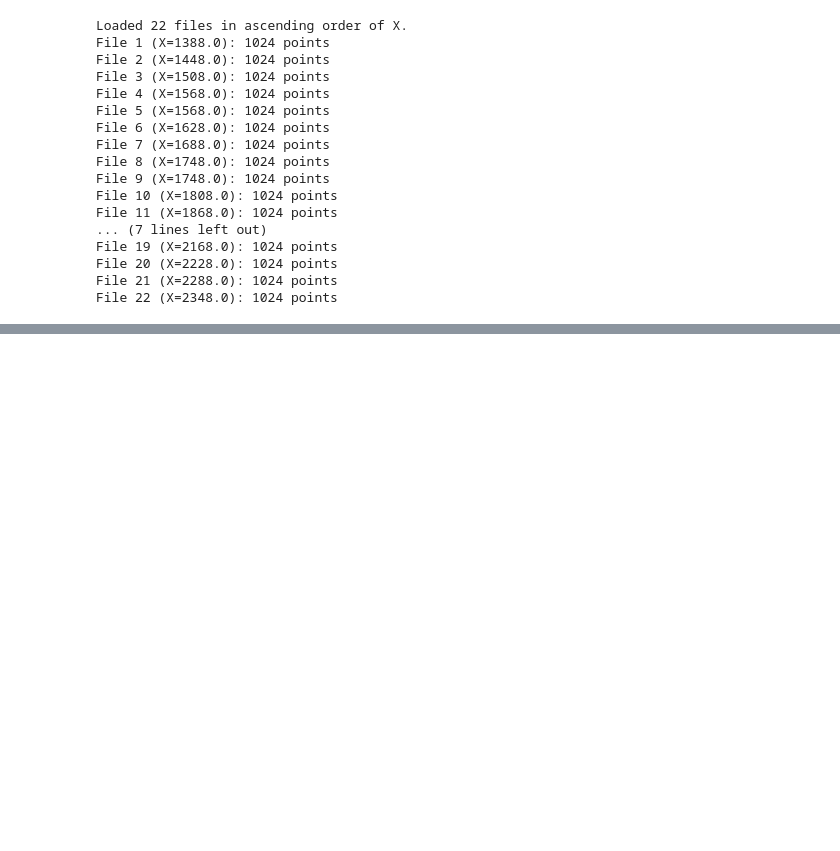
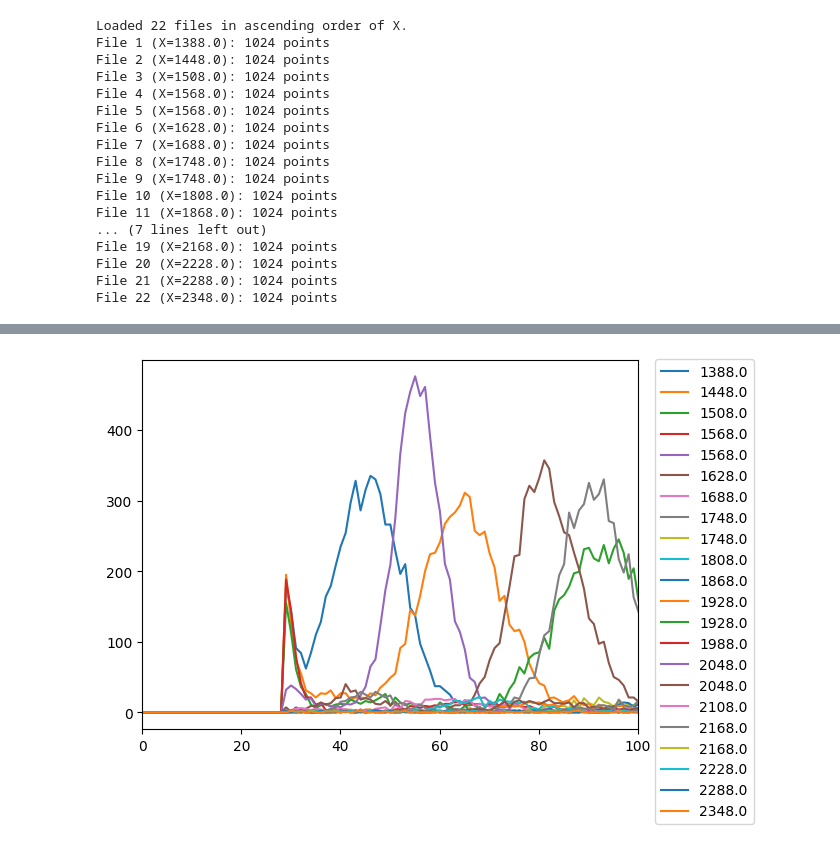
Before and after one commit to Shounak2512/Proportional-counter, a Jupyter notebook: Energy_Fe55.ipynb, the cells around one changed output, grey strips where cells are left out. Drawn from its saved outputs; the diff is of its cells as text; code cells hidden in the pictures; blank space fills up the shorter version.

```diff
--- a/Energy_Fe55.ipynb
+++ b/Energy_Fe55.ipynb
@@ -75,0 +100,5 @@ plt.plot(np.linspace(0,len(all_data_lists[index]),1024),all_data_lists[index],co
+# %%
+for i in range(0,len(all_data_lists)):
+    hist_generator(i,all_data_lists,file_labels)
+# %% [output]
+[figure, added]
```
Also changed, not shown: parts of 7 cells of this notebook.
